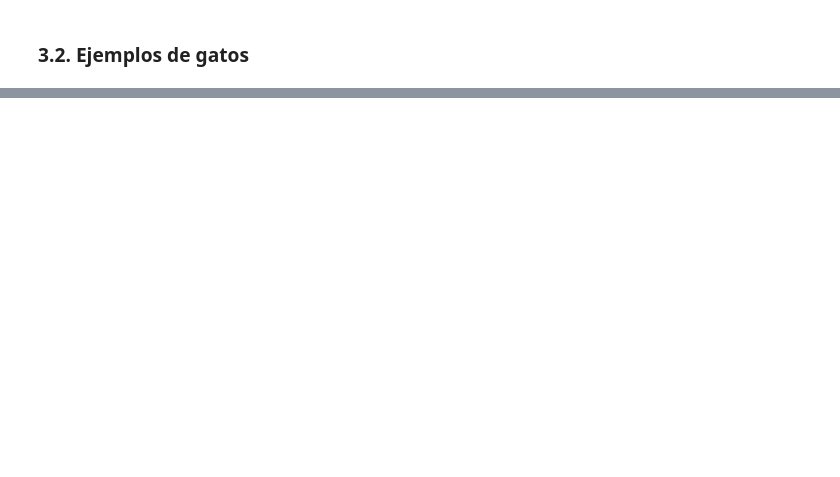
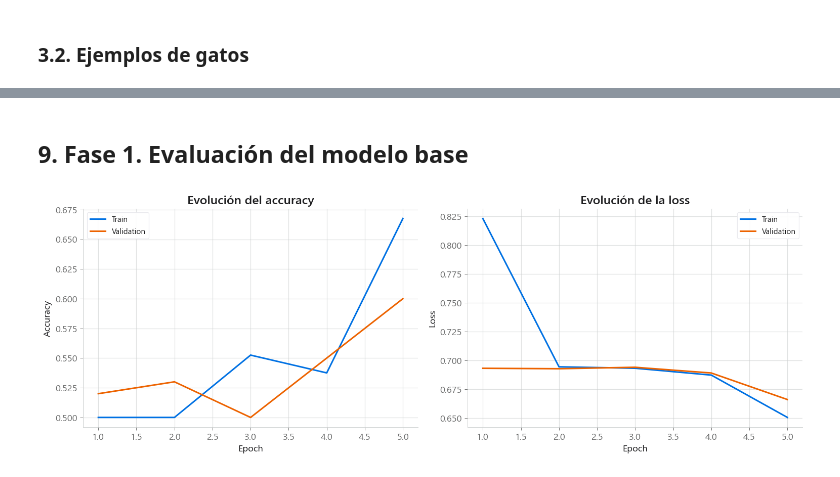
Before and after one commit to Cerco01/deep-learning-image-classifier-project, a Jupyter notebook: src/explore.ipynb, the cells around one changed output, grey strips where cells are left out. Drawn from its saved outputs; the diff is of its cells as text; code cells hidden in the pictures; blank space fills up the shorter version.

```diff
--- a/src/explore.ipynb
+++ b/src/explore.ipynb
@@ -369,6 +76,0 @@ Se carga el `.keras` guardado por `ModelCheckpoint` y se evalúa sobre el conjun
-# %%
-best_vgg_model = keras.models.load_model(str(models_dir / "best_vgg_model.keras"))
-
-best_vgg_test_loss, best_vgg_test_acc = best_vgg_model.evaluate(test_generator_cat, steps=steps_test_vgg)
-print(f"VGG (mejor guardado) - Test loss: {best_vgg_test_loss:.4f}")
-print(f"VGG (mejor guardado) - Test accuracy: {best_vgg_test_acc:.4f}")
@@ -471,0 +307,12 @@ for f in sorted(models_dir.glob("*.keras")):
+# %%
+model.compile(
+    optimizer="adam",
+    loss="binary_crossentropy",
+    metrics=["accuracy"],
+)
+
+history = model.fit(
+    train_dataset,
+    validation_data=validation_dataset,
+    epochs=5,
+)
@@ -471,0 +336,28 @@ for f in sorted(models_dir.glob("*.keras")):
+# %% [markdown]
+## 9. Fase 1. Evaluación del modelo base
+# %%
+history_df = pd.DataFrame(history.history)
+
+fig, axis = plt.subplots(1, 2, figsize=(14, 5))
+
+sns.lineplot(data=history_df, x=history_df.index + 1, y="accuracy", label="Train", ax=axis[0])
+sns.lineplot(data=history_df, x=history_df.index + 1, y="val_accuracy", label="Validation", ax=axis[0])
+axis[0].set_title("Evolución del accuracy")
+axis[0].set_xlabel("Epoch")
+axis[0].set_ylabel("Accuracy")
+
+sns.lineplot(data=history_df, x=history_df.index + 1, y="loss", label="Train", ax=axis[1])
+sns.lineplot(data=history_df, x=history_df.index + 1, y="val_loss", label="Validation", ax=axis[1])
+axis[1].set_title("Evolución de la loss")
+axis[1].set_xlabel("Epoch")
+axis[1].set_ylabel("Loss")
+
+plt.tight_layout()
+plt.show()
+
+test_loss, test_accuracy = model.evaluate(test_dataset)
+
+print(f"Test loss: {test_loss:.4f}")
+print(f"Test accuracy: {test_accuracy:.4f}")
+# %% [output]
+[figure, added]
```
Also changed, not shown: parts of 90 cells of this notebook.
